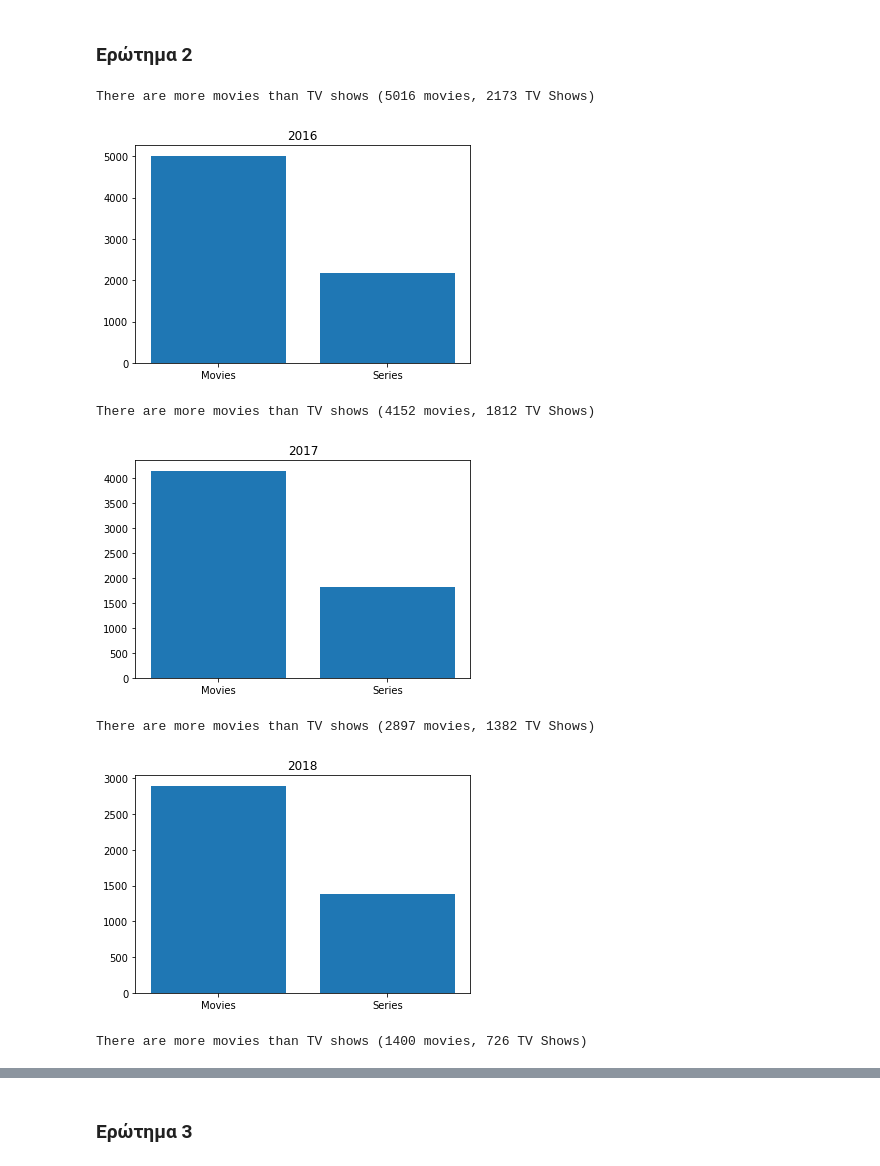
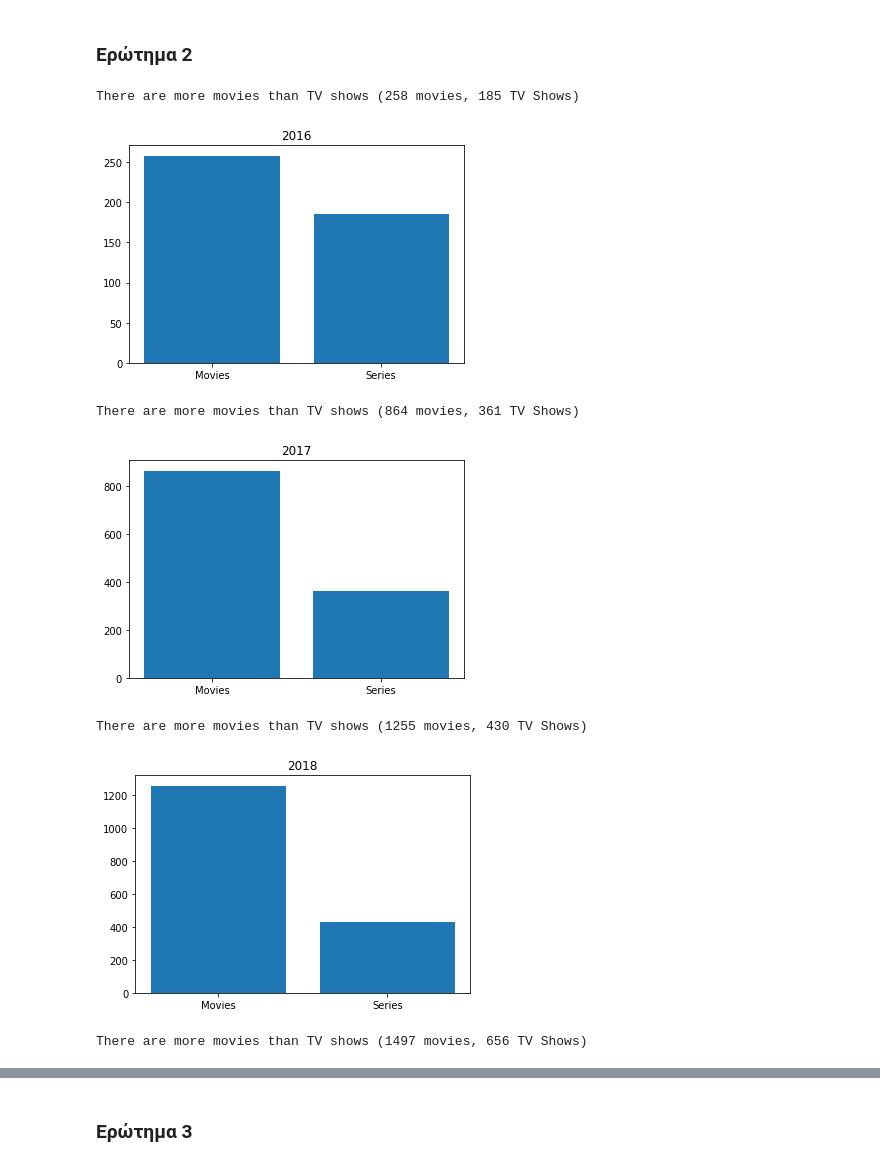
Before and after one commit to d-maniatakos/data-mining-assignment1, a Jupyter notebook: data_mining_assignment1.ipynb, the cells around one changed output, grey strips where cells are left out. Saved outputs shown, nothing was run; the diff lists cells and outputs as text; code cells hidden in the pictures.

```diff
--- a/data_mining_assignment1.ipynb
+++ b/data_mining_assignment1.ipynb
@@ -31,7 +33,7 @@ netflix_data.head(10)
 # %% [markdown]
 ### **Ερώτημα 1**
 # %%
-def print_most_popular_type(df, title):
+def print_most_popular_type(df, title = ""):
   most_popular_type = df.type.value_counts()
   movie_amount = most_popular_type.get('Movie')
   shows_amount = most_popular_type.get('TV Show')
@@ -39,11 +41,12 @@ def print_most_popular_type(df, title):
     print("There are more movies than TV shows (" + str(movie_amount) + " movies, " + str(shows_amount) + " TV Shows)")
   else:
     print("There are more TV Shows than movies (" + str(movie_amount) + " movies, " + str(shows_amount) + " TV Shows)")
+
   plt.bar(['Movies', 'Series'], [movie_amount, shows_amount])
   plt.title(title)
   plt.show()
 
-print_most_popular_type(netflix_data, "")
+print_most_popular_type(netflix_data)
 # %% [output]
 There are more movies than TV shows (5377 movies, 2410 TV Shows)
 [figure]
@@ -51,19 +54,21 @@ There are more movies than TV shows (5377 movies, 2410 TV Shows)
 ### **Ερώτημα 2**
 # %%
 def print_most_popular_type_in_year(df, year):
+  #remove records with no date info
   year_df = df[df['date_added'].notnull()]
-  year_df = year_df[year_df['date_added'].str.split(', ', expand=True)[1].astype(int) > year].reset_index()
+  #find all records in given year
+  year_df = year_df[year_df['date_added'].str.split(', ', expand=True)[1].astype(int) == year].reset_index()
   print_most_popular_type(year_df, str(year))
 
 print_most_popular_type_in_year(netflix_data, 2016)
 print_most_popular_type_in_year(netflix_data, 2017)
 print_most_popular_type_in_year(netflix_data, 2018)
 print_most_popular_type_in_year(netflix_data, 2019)
 # %% [output]
-There are more movies than TV shows (5016 movies, 2173 TV Shows)
+There are more movies than TV shows (258 movies, 185 TV Shows)
-[figure, old version]
+[figure, new version]
-There are more movies than TV shows (4152 movies, 1812 TV Shows)
+There are more movies than TV shows (864 movies, 361 TV Shows)
-[figure, old version]
+[figure, new version]
-There are more movies than TV shows (2897 movies, 1382 TV Shows)
+There are more movies than TV shows (1255 movies, 430 TV Shows)
-[figure, old version]
+[figure, new version]
-There are more movies than TV shows (1400 movies, 726 TV Shows)
+There are more movies than TV shows (1497 movies, 656 TV Shows)
```
Also changed, not shown: parts of 16 cells of this notebook.
